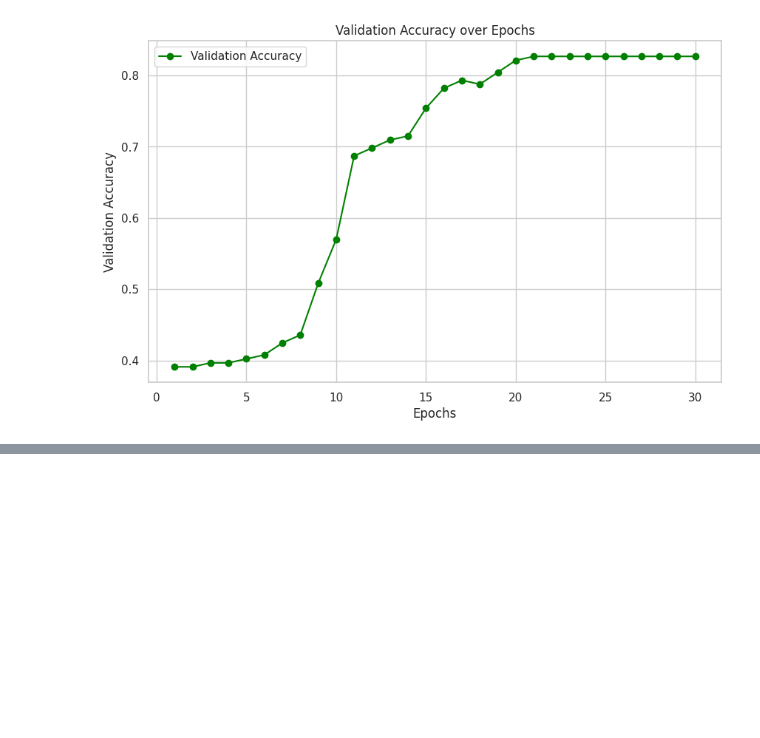
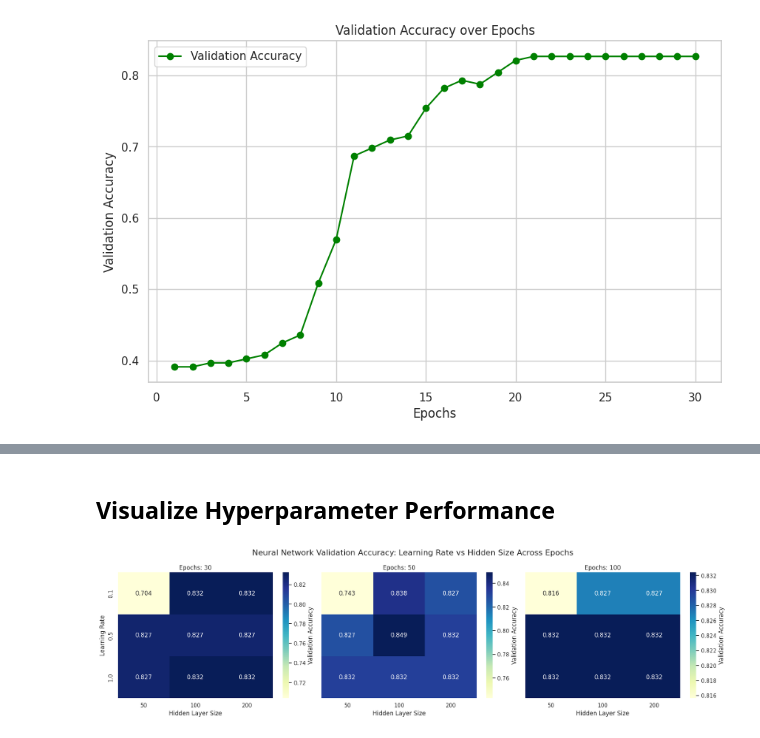
Before and after one commit to boodscode237/NeuralNetRefresh, a Jupyter notebook: Linear_model_and_neural_net_from_scratch.ipynb, the cells around one changed output, grey strips where cells are left out. Saved outputs shown, nothing was run; the diff lists cells and outputs as text; code cells hidden in the pictures; blank space fills up the shorter version.

```diff
--- a/Linear_model_and_neural_net_from_scratch.ipynb
+++ b/Linear_model_and_neural_net_from_scratch.ipynb
@@ -534,0 +700,16 @@ plt.show()
+# %%
+import itertools
+
+for lr, hidden_size, epochs in itertools.product(lrs, hidden_sizes, epoch_counts):
+    acc, loss = evaluate_config(hidden_size, lr, epochs)
+    grid_results.append({
+        'lr': lr,
+        'hidden_size': hidden_size,
+        'epochs': epochs,
+        'accuracy': acc,
+        'loss': loss
+    })
+
+results_df = pd.DataFrame(grid_results)
+print(f"Grid search completed for {len(grid_results)} combinations.")
+results_df.sort_values(by='accuracy', ascending=False).head()
@@ -534,0 +724,32 @@ plt.show()
+# %% [markdown]
+## Visualize Hyperparameter Performance
+# %%
+import seaborn as sns
+import matplotlib.pyplot as plt
+
+# Set the aesthetic style for the plots
+sns.set_theme(style="white")
+
+# Create a function to draw heatmaps in a FacetGrid
+def draw_heatmap(*args, **kwargs):
+    data = kwargs.pop('data')
+    # Pivot the data for the heatmap
+    pivot_data = data.pivot(index='lr', columns='hidden_size', values='accuracy')
+    sns.heatmap(pivot_data, annot=True, fmt='.3f', cmap='YlGnBu', cbar_kws={'label': 'Validation Accuracy'}, **kwargs)
+
+# Initialize the FacetGrid
+g = sns.FacetGrid(results_df, col='epochs', height=5, aspect=1.2)
+
+# Map the heatmap function to the grid
+g.map_dataframe(draw_heatmap)
+
+# Set titles and labels
+g.set_axis_labels("Hidden Layer Size", "Learning Rate")
+g.set_titles("Epochs: {col_name}")
+
+plt.subplots_adjust(top=0.85)
+g.fig.suptitle('Neural Network Validation Accuracy: Learning Rate vs Hidden Size Across Epochs', fontsize=16)
+
+plt.show()
+# %% [output]
+[figure, added]
```
Also changed, not shown: parts of 10 cells of this notebook.
